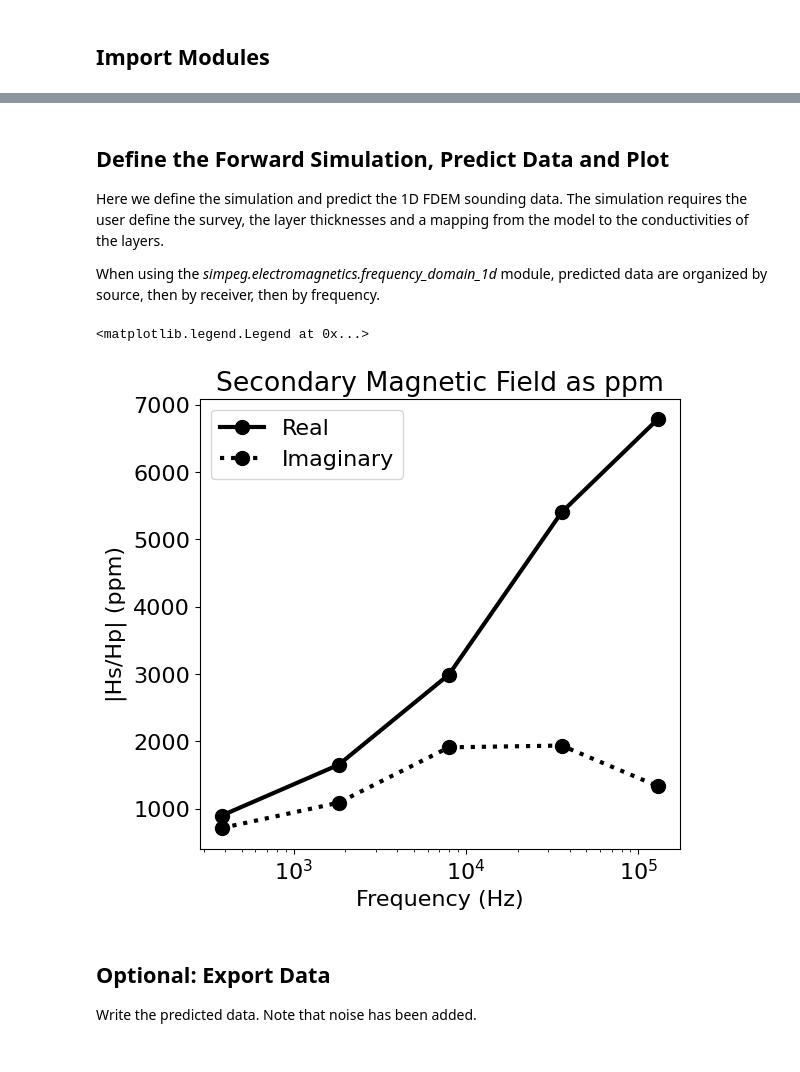
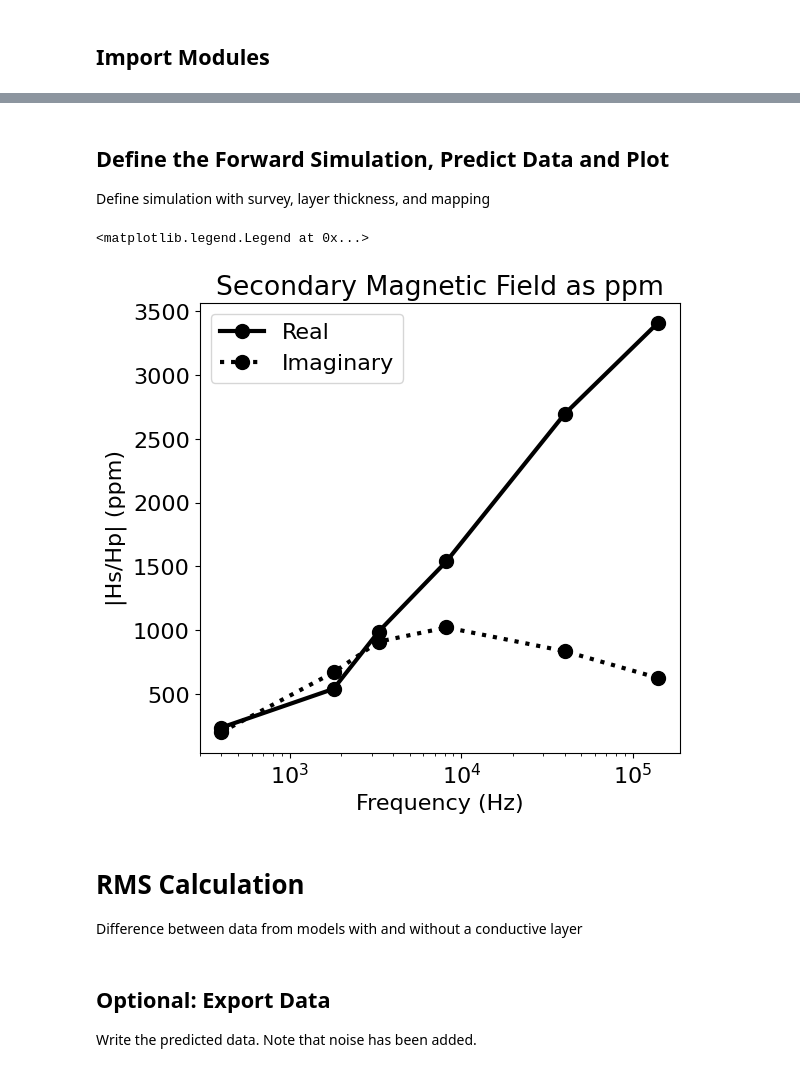
Before and after one commit to pablochanghuang/FDEMvTDEM, a Jupyter notebook: FDEM_1D_forward.ipynb, the cells around one changed output, grey strips where cells are left out. Saved outputs shown, nothing was run; the diff lists cells and outputs as text; code cells hidden in the pictures.

```diff
--- a/FDEM_1D_forward.ipynb
+++ b/FDEM_1D_forward.ipynb
@@ -40,10 +39,12 @@ imaginary ppm data.
 # %%
+#Set Setup of RESOLVE
+
 # Frequencies being observed in Hz
-frequencies = np.array([382, 1822, 7970, 35920, 130100], dtype=float)
+frequencies = np.array([400, 1800, 3300, 8200, 40000, 140000], dtype=float)
 
 # Define a list of receivers. The real and imaginary components are defined
 # as separate receivers.
-receiver_location = np.array([10.0, 0.0, 30.0])
+receiver_location = np.array([7.86, 0.0, 30.0])
 receiver_orientation = "z"  # "x", "y" or "z"
 data_type = "ppm"  # "secondary", "total" or "ppm"
 
@@ -98,10 +94,10 @@ This can be defined as a 3 layered Earth model.
 # %%
-# Physical properties
+# Physical properties: Electrical conductivity Siemens per meter (S/m)
 background_conductivity = 1e-1
-layer_conductivity = 1e0
+layer_conductivity = 1e1
 
-# Layer thicknesses
-thicknesses = np.array([20.0, 40.0])
+# Layer Location,Layer thicknesses
+thicknesses = np.array([50.0, 20.0])
 n_layer = len(thicknesses) + 1
 
 # physical property model (conductivity model)
@@ -111,12 +107,12 @@ model[1] = layer_conductivity
 # Define a mapping from model parameters to conductivities
 model_mapping = maps.IdentityMap(nP=n_layer)
 
-# Plot conductivity model
-thicknesses_for_plotting = np.r_[thicknesses, 40.0]
+# Plot conductivity model, max_depth
+thicknesses_for_plotting = np.r_[thicknesses, 160.0]
 mesh_for_plotting = TensorMesh([thicknesses_for_plotting])
 
 fig = plt.figure(figsize=(6, 5))
 ax = fig.add_axes([0.15, 0.15, 0.8, 0.75])
 plot_1d_layer_model(thicknesses_for_plotting, model, ax=ax, show_layers=False)
-plt.gca().invert_yaxis()
+#plt.gca().invert_yaxis()
 # %% [output]
@@ -124,35 +121,40 @@ plt.gca().invert_yaxis()
-# %% [markdown]
-## Define the Forward Simulation, Predict Data and Plot
-
-Here we define the simulation and predict the 1D FDEM sounding data.
-The simulation requires the user define the survey, the layer thicknesses
-and a mapping from the model to the conductivities of the layers.
-
-When using the *simpeg.electromagnetics.frequency_domain_1d* module,
-predicted data are organized by source, then by receiver, then by frequency.
+# %% [markdown]
+## Define the Forward Simulation, Predict Data and Plot
+
+Define simulation with survey, layer thickness, and mapping
 # %%
 # Define the simulation
 simulation = fdem.Simulation1DLayered(
     survey=survey,
     thicknesses=thicknesses,
     sigmaMap=model_mapping,
 )
 
 # Predict sounding data
 dpred = simulation.dpred(model)
 
+# Add gausian random noise
+noise_percentage = 0.05
+noise = np.random.normal(0, noise_percentage * np.abs(dpred), size=dpred.shape)
+dpred = dpred + noise
+
+
 # Plot sounding data
 fig = plt.figure(figsize=(6, 6))
 ax = fig.add_axes([0.15, 0.15, 0.8, 0.75])
 ax.semilogx(frequencies, np.abs(dpred[0::2]), "k-o", lw=3, ms=10)
 ax.semilogx(frequencies, np.abs(dpred[1::2]), "k:o", lw=3, ms=10)
 ax.set_xlabel("Frequency (Hz)")
 ax.set_ylabel("|Hs/Hp| (ppm)")
 ax.set_title("Secondary Magnetic Field as ppm")
 ax.legend(["Real", "Imaginary"])
 # %% [output]
 <matplotlib.legend.Legend at 0x...>
-[figure, old version]
+[figure, new version]
+# %% [markdown]
+# RMS Calculation
+
+Difference between data from models with and without a conductive layer
 # %% [markdown]
 ## Optional: Export Data
 
```
Also changed, not shown: parts of 6 cells of this notebook, 2 other files.
